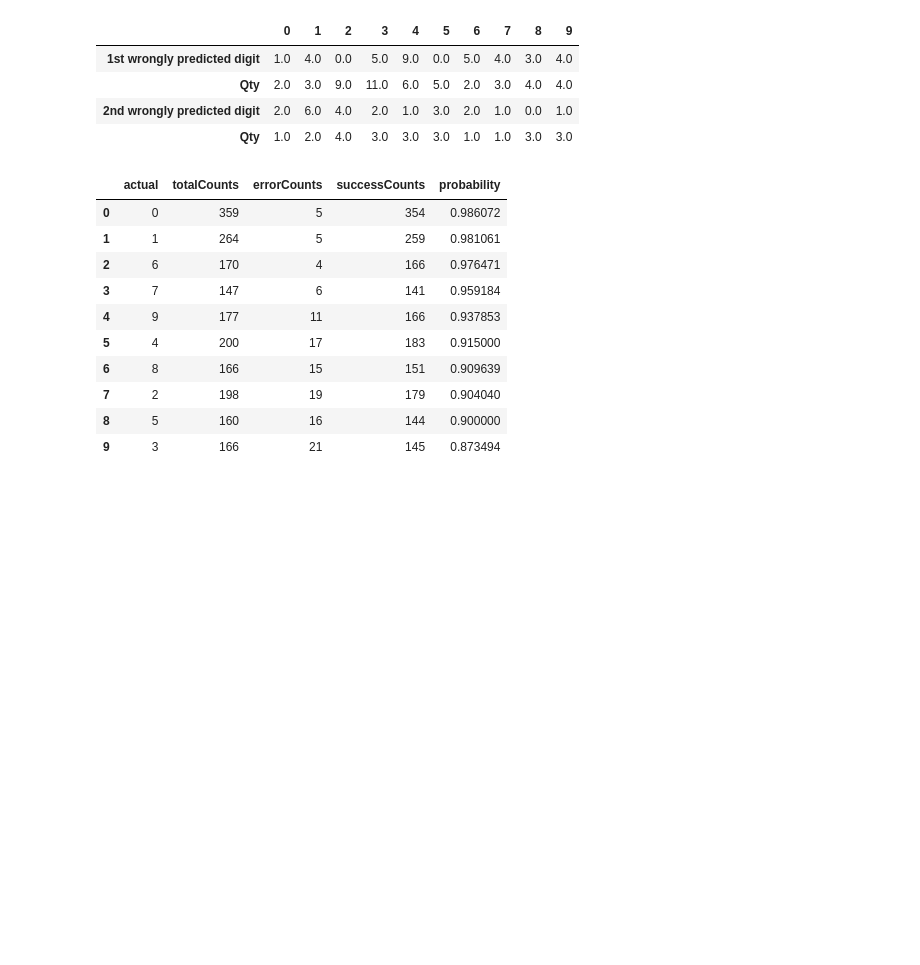
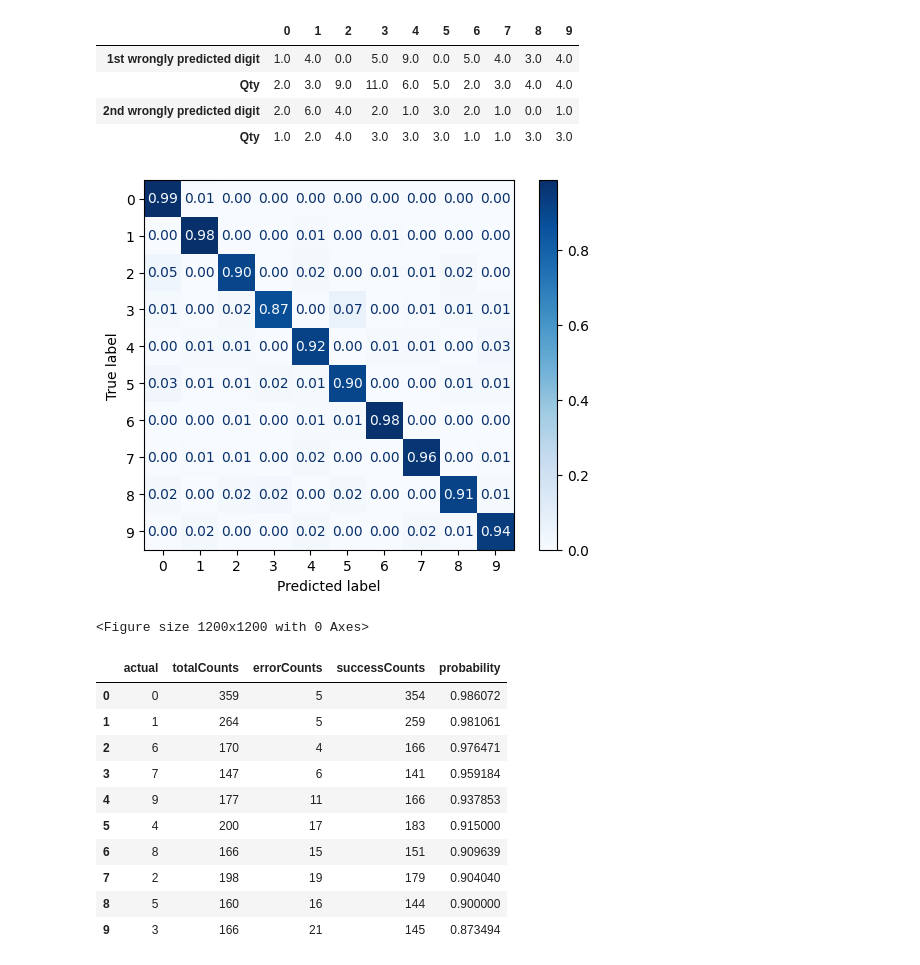
Before and after one commit to w114050009-maker/MathAnalysisDataSci, a Jupyter notebook: DataSciMath_HW2_HandWrittenClf(USP).ipynb, the cells around one changed output. Saved outputs shown, nothing was run; the diff lists cells and outputs as text; code cells hidden in the pictures; blank space fills up the shorter version.

```diff
--- a/DataSciMath_HW2_HandWrittenClf(USP).ipynb
+++ b/DataSciMath_HW2_HandWrittenClf(USP).ipynb
@@ -1263,6 +1269,17 @@ error_df
 | Qty | 2.0 | 3.0 | 9.0 | 11.0 | 6.0 | 5.0 | 2.0 | 3.0 | 4.0 | 4.0 |
 | 2nd wrongly predicted digit | 2.0 | 6.0 | 4.0 | 2.0 | 1.0 | 3.0 | 2.0 | 1.0 | 0.0 | 1.0 |
 | Qty | 1.0 | 2.0 | 4.0 | 3.0 | 3.0 | 3.0 | 1.0 | 1.0 | 3.0 | 3.0 |
+# %%
+from sklearn.metrics import confusion_matrix, ConfusionMatrixDisplay
+
+cm = confusion_matrix(result_Test_list['actual'], result_Test_list['prediction'], normalize='true')
+disp = ConfusionMatrixDisplay(confusion_matrix=cm)
+disp.plot(cmap="Blues", values_format=".2f")
+plt.figure(figsize=(12, 12))
+plt.show()
+# %% [output]
+[figure, added]
+<Figure size 1200x1200 with 0 Axes>
 # %%
 # 計算每個數字的總預測數
 totalCounts = result_Test_list['actual'].value_counts().sort_index().rename('totalCounts')
```
Also changed, not shown: parts of 6 cells of this notebook.
